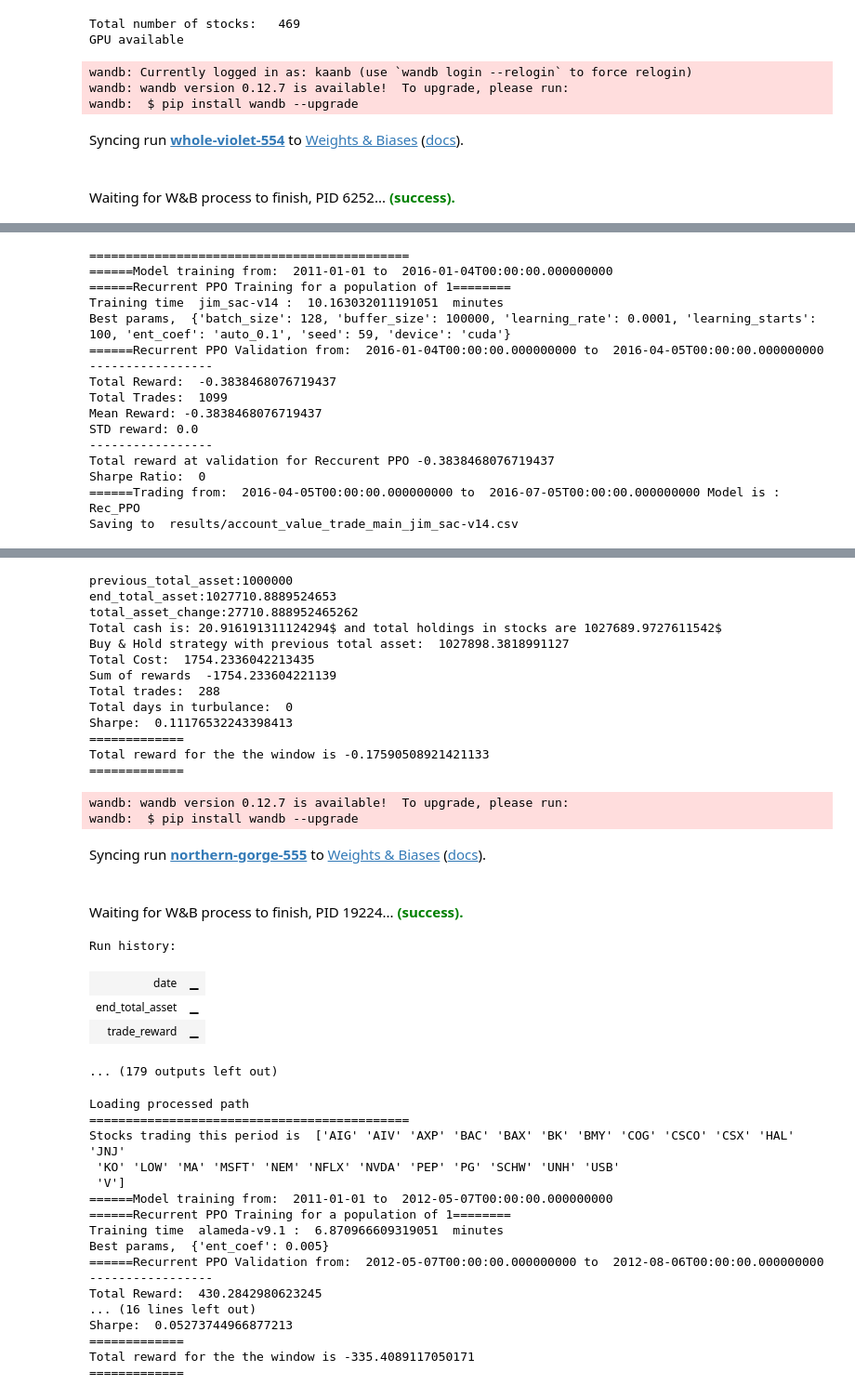
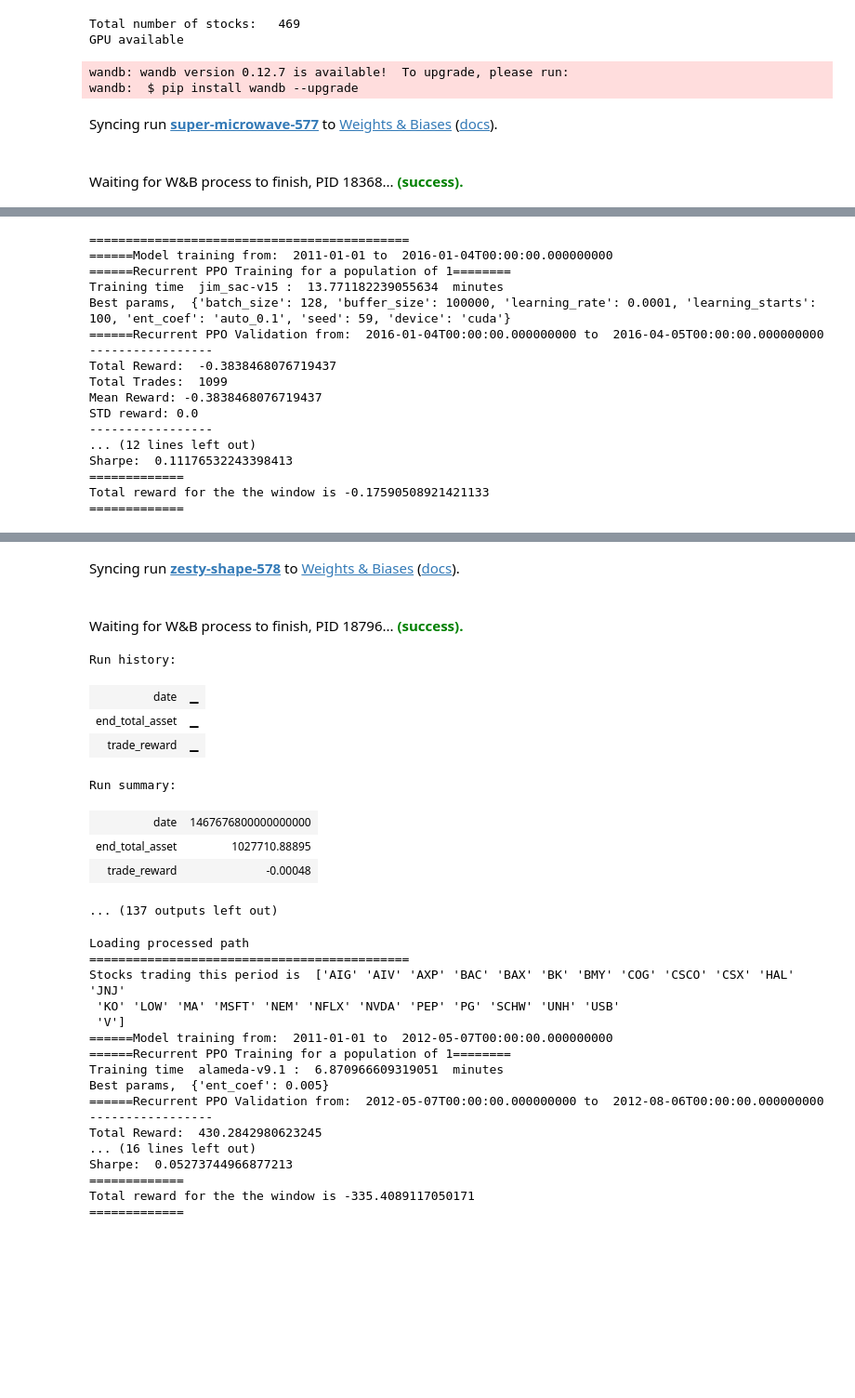
Before and after one commit to kaanbursa/fund_simulator, a Jupyter notebook: StockTradingBot.ipynb, the cells around one changed output, grey strips where cells are left out. Shown at 93% size. Drawn from its saved outputs; the diff is of its cells as text; code cells hidden in the pictures; blank space fills up the shorter version.

```diff
--- a/StockTradingBot.ipynb
+++ b/StockTradingBot.ipynb
@@ -83,18 +83,17 @@ GPU available
 # %%
 NORNAMLIZE = False
 # %%
-trainer.train(dataset='datasets/downew30.csv', timesteps=35500, load=False, model_to_load='model_to_load', normalize =NORNAMLIZE)
+trainer.train(dataset='datasets/downew30.csv', timesteps=45500, load=False, model_to_load='model_to_load', normalize =NORNAMLIZE)
 # %% [output]
-wandb: Currently logged in as: kaanb (use `wandb login --relogin` to force relogin)
 wandb: wandb version 0.12.7 is available!  To upgrade, please run:
 wandb:  $ pip install wandb --upgrade
-Syncing run whole-violet-554 to Weights & Biases (docs).
+Syncing run super-microwave-577 to Weights & Biases (docs).
-Waiting for W&B process to finish, PID 6252... (success).
+Waiting for W&B process to finish, PID 18368... (success).
 [interactive output not drawn]
 ============================================
 ======Model training from:  2011-01-01 to  2016-01-04T00:00:00.000000000
 ======Recurrent PPO Training for a population of 1========
-Training time  jim_sac-v14 :  10.163032011191051  minutes
+Training time  jim_sac-v15 :  13.771182239055634  minutes
 Best params,  {'batch_size': 128, 'buffer_size': 100000, 'learning_rate': 0.0001, 'learning_starts': 100, 'ent_coef': 'auto_0.1', 'seed': 59, 'device': 'cuda'}
 ======Recurrent PPO Validation from:  2016-01-04T00:00:00.000000000 to  2016-04-05T00:00:00.000000000
 -----------------
@@ -103,7 +102,8 @@ Total Trades:  1099
 Mean Reward: -0.3838468076719437
 STD reward: 0.0
 -----------------
-Total reward at validation for Reccurent PPO -0.3838468076719437
-Sharpe Ratio:  0
-======Trading from:  2016-04-05T00:00:00.000000000 to  2016-07-05T00:00:00.000000000 Model is :  Rec_PPO
-Saving to  results/account_value_trade_main_jim_sac-v14.csv
+... (12 lines left out)
+Sharpe:  0.11176532243398413
+=============
+Total reward for the the window is -0.17590508921421133
+=============
@@ -115,25 +112,14 @@ Saving to  results/account_value_trade_main_jim_sac-v14.csv
-previous_total_asset:1000000
-end_total_asset:1027710.8889524653
-total_asset_change:27710.888952465262
-Total cash is: 20.916191311124294$ and total holdings in stocks are 1027689.9727611542$
-Buy & Hold strategy with previous total asset:  1027898.3818991127
-Total Cost:  1754.2336042213435
-Sum of rewards  -1754.233604221139
-Total trades:  288
-Total days in turbulance:  0
-Sharpe:  0.11176532243398413
-=============
-Total reward for the the window is -0.17590508921421133
-=============
-wandb: wandb version 0.12.7 is available!  To upgrade, please run:
-wandb:  $ pip install wandb --upgrade
-Syncing run northern-gorge-555 to Weights & Biases (docs).
+Syncing run zesty-shape-578 to Weights & Biases (docs).
-Waiting for W&B process to finish, PID 19224... (success).
+Waiting for W&B process to finish, PID 18796... (success).
+Run history:
+| date | ▁ |
+| end_total_asset | ▁ |
+| trade_reward | ▁ |
+Run summary:
+| date | 1467676800000000000 |
+| end_total_asset | 1027710.88895 |
+| trade_reward | -0.00048 |
-Run history:
+... (137 outputs left out)
-| date | ▁ |
-| end_total_asset | ▁ |
-| trade_reward | ▁ |
-... (179 outputs left out)
 # %%
 
 pretrain_set = pd.read_csv('datasets/pretrain_set3.csv')
```
Also changed, not shown: parts of 2 cells of this notebook, 4 other files.
